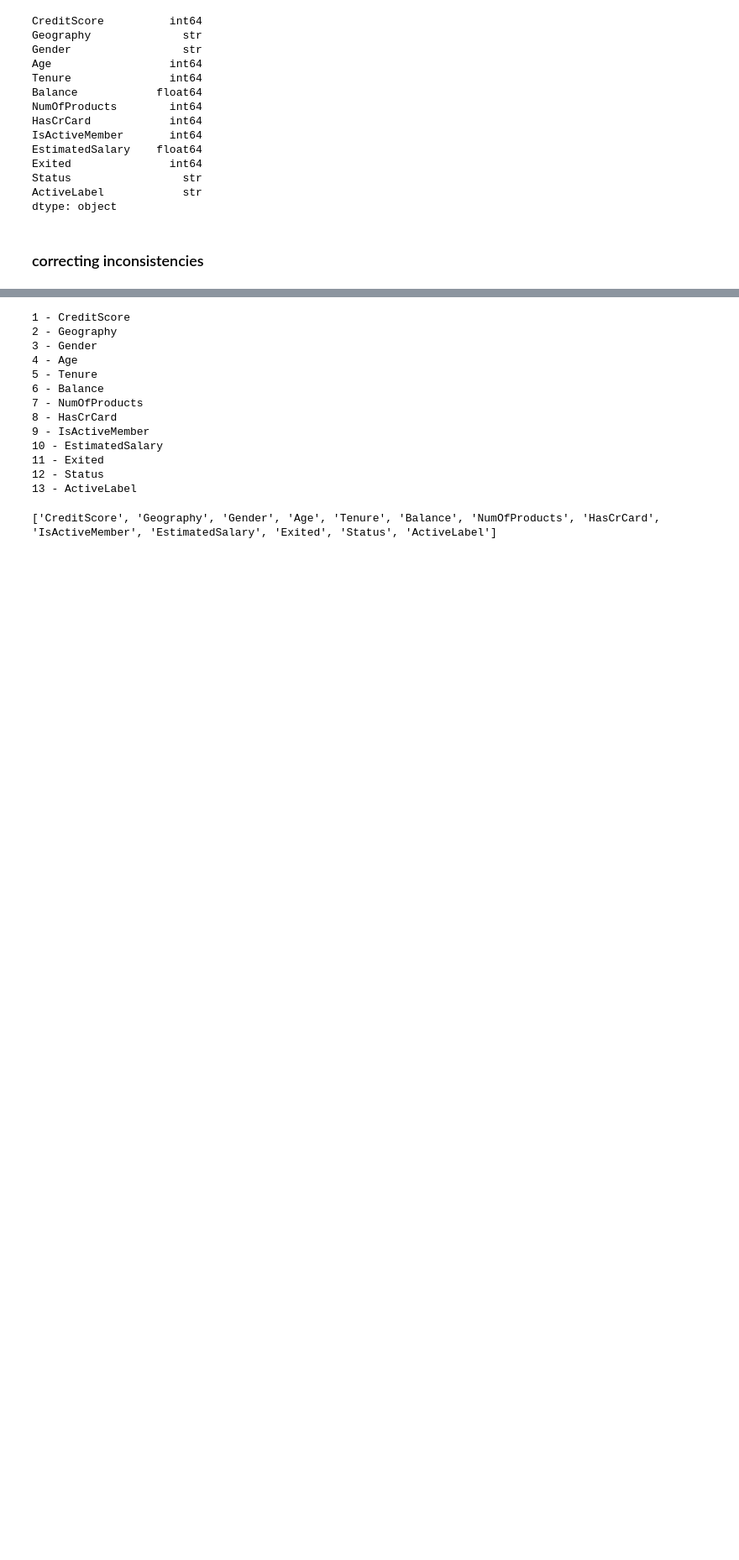
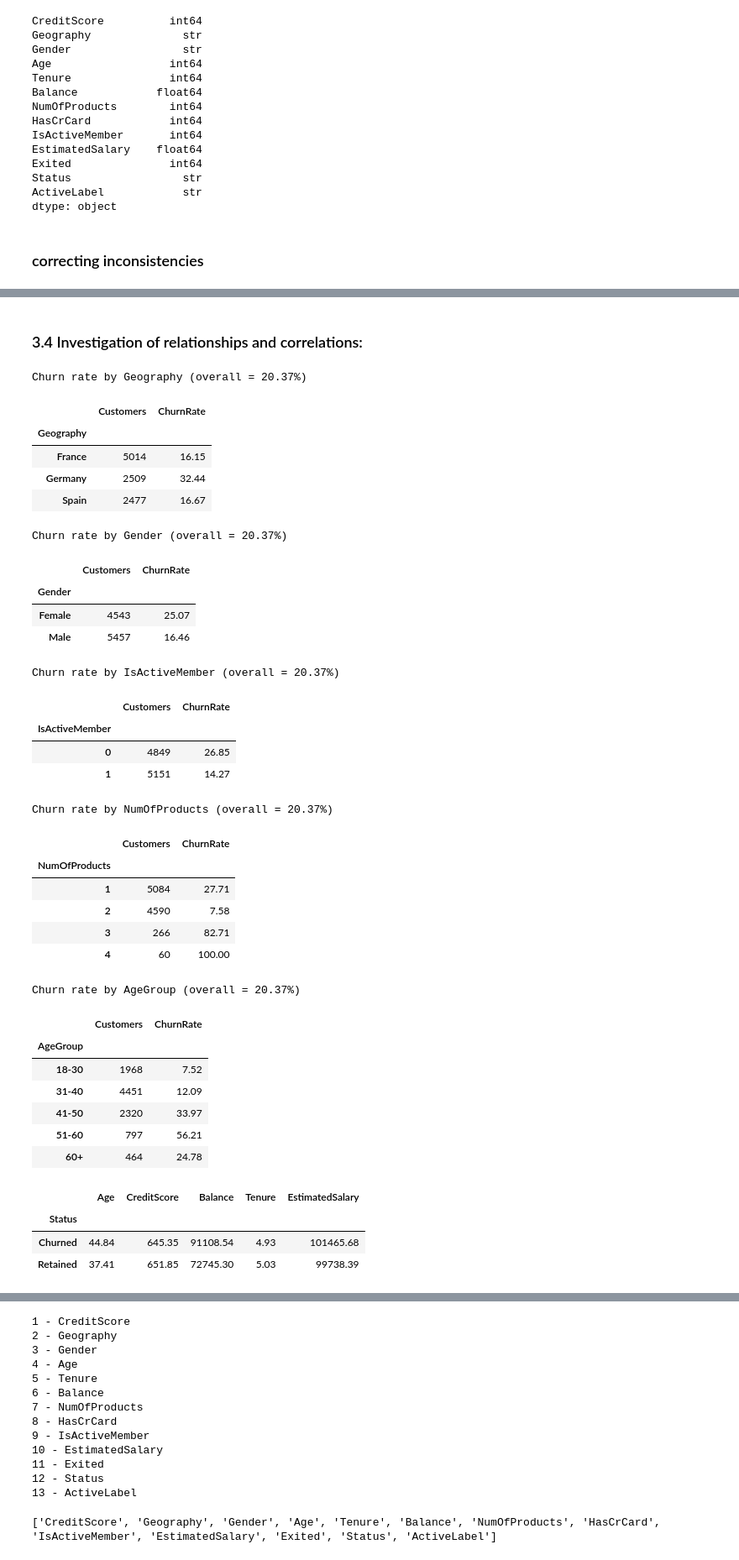
Before and after one commit to Alishba-code-cmyk/Banking-customer-churn-analysis-, a Jupyter notebook: notebooks/Banking_Customer_Churn_Analysis.ipynb, the cells around one changed output, grey strips where cells are left out. Shown at 84% size. Drawn from its saved outputs; the diff is of its cells as text; code cells hidden in the pictures; blank space fills up the shorter version.

```diff
--- a/notebooks/Banking_Customer_Churn_Analysis.ipynb
+++ b/notebooks/Banking_Customer_Churn_Analysis.ipynb
@@ -195,0 +225,11 @@ dtype: object
+# %%
+out_cols = ["CreditScore", "Age", "Balance", "EstimatedSalary", "Tenure"]
+rows = []
+for col in out_cols:
+    q1, q3 = df[col].quantile([.25, .75])
+    iqr = q3 - q1
+    lo, hi = q1 - 1.5 * iqr, q3 + 1.5 * iqr
+    n = ((df[col] < lo) | (df[col] > hi)).sum()
+    rows.append([col, round(lo, 1), round(hi, 1), n, round(n / len(df) * 100, 2)])
+outlier_summary = pd.DataFrame(rows, columns=["Column", "Lower bound", "Upper bound", "Outliers", "% of data"])
+display(outlier_summary)
@@ -195,0 +344,6 @@ dtype: object
+# %%
+for col in ["Geography", "Gender", "Exited"]:
+    t = pd.DataFrame({"Count": df[col].value_counts(),
+                      "Proportion %": (df[col].value_counts(normalize=True) * 100).round(2)})
+    print(f"--- {col} ---")
+    display(t)
@@ -195,0 +367,49 @@ dtype: object
+# %% [markdown]
+### 3.4 Investigation of relationships and correlations:
+# %%
+df["AgeGroup"] = pd.cut(df["Age"], bins=[17, 30, 40, 50, 60, 100],
+                        labels=["18-30", "31-40", "41-50", "51-60", "60+"])
+
+for col in ["Geography", "Gender", "IsActiveMember", "NumOfProducts", "AgeGroup"]:
+    t = df.groupby(col, observed=True)["Exited"].agg(Customers="count", ChurnRate="mean")
+    t["ChurnRate"] = (t["ChurnRate"] * 100).round(2)
+    print(f"Churn rate by {col} (overall = {df['Exited'].mean() * 100:.2f}%)")
+    display(t)
+
+display(df.groupby("Status")[["Age", "CreditScore", "Balance", "Tenure", "EstimatedSalary"]].mean().round(2))
+# %% [output]
+Churn rate by Geography (overall = 20.37%)
+|  | Customers | ChurnRate |
+| Geography |  |  |
+| France | 5014 | 16.15 |
+| Germany | 2509 | 32.44 |
+| Spain | 2477 | 16.67 |
+Churn rate by Gender (overall = 20.37%)
+|  | Customers | ChurnRate |
+| Gender |  |  |
+| Female | 4543 | 25.07 |
+| Male | 5457 | 16.46 |
+Churn rate by IsActiveMember (overall = 20.37%)
+|  | Customers | ChurnRate |
+| IsActiveMember |  |  |
+| 0 | 4849 | 26.85 |
+| 1 | 5151 | 14.27 |
+Churn rate by NumOfProducts (overall = 20.37%)
+|  | Customers | ChurnRate |
+| NumOfProducts |  |  |
+| 1 | 5084 | 27.71 |
+| 2 | 4590 | 7.58 |
+| 3 | 266 | 82.71 |
+| 4 | 60 | 100.00 |
+Churn rate by AgeGroup (overall = 20.37%)
+|  | Customers | ChurnRate |
+| AgeGroup |  |  |
+| 18-30 | 1968 | 7.52 |
+| 31-40 | 4451 | 12.09 |
+| 41-50 | 2320 | 33.97 |
+| 51-60 | 797 | 56.21 |
+| 60+ | 464 | 24.78 |
+|  | Age | CreditScore | Balance | Tenure | EstimatedSalary |
+| Status |  |  |  |  |  |
+| Churned | 44.84 | 645.35 | 91108.54 | 4.93 | 101465.68 |
+| Retained | 37.41 | 651.85 | 72745.30 | 5.03 | 99738.39 |
```
Also changed, not shown: parts of 16 cells of this notebook.
